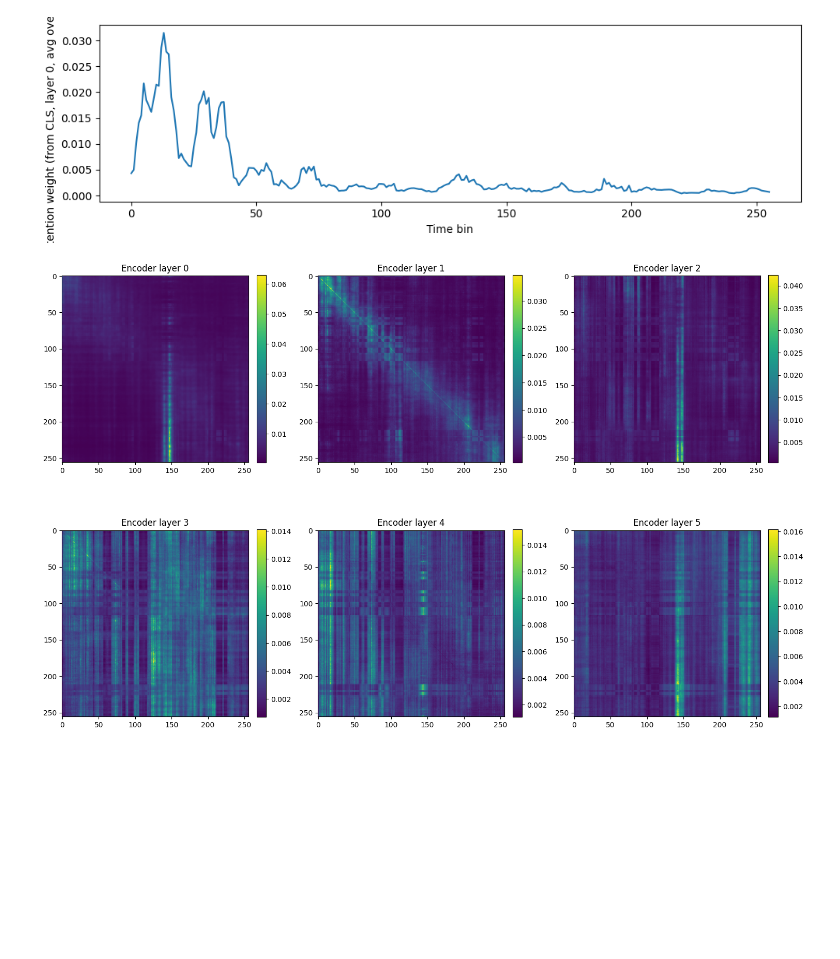
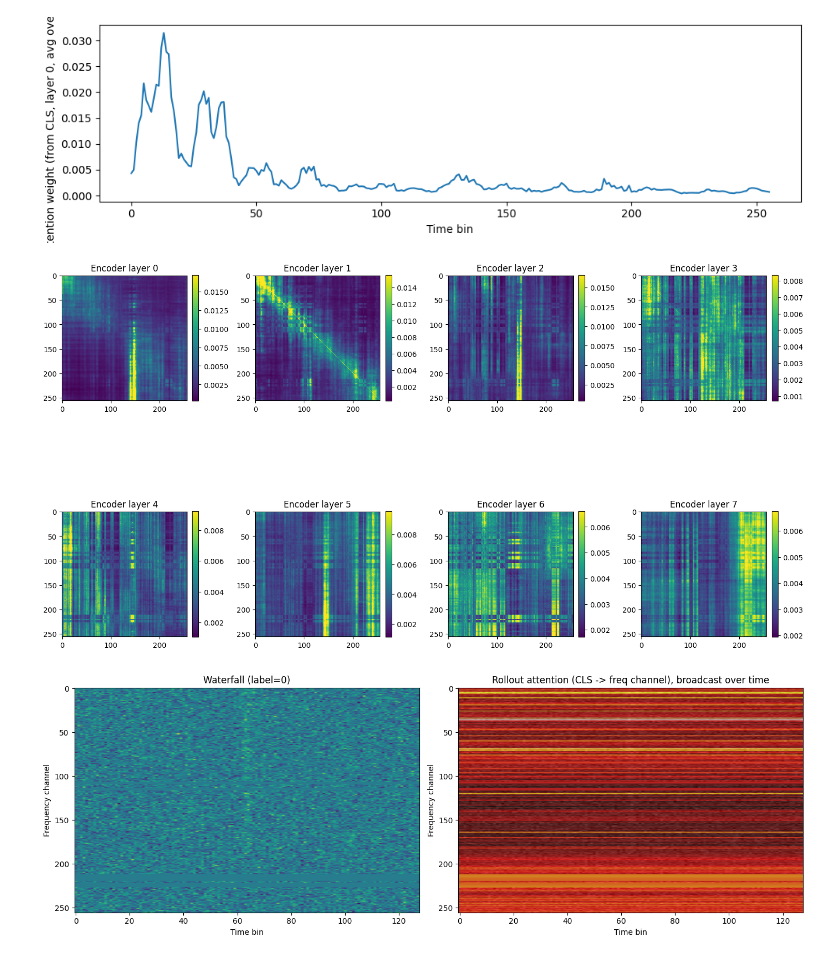
Before and after one commit to rtenacity/chime-catalog-two-analysis, a Jupyter notebook: view_attnmaps.ipynb, the cells around one changed output. Cells and saved outputs as stored; diff of their text form; code cells hidden in the pictures; blank space fills up the shorter version.

Commit message:
rolling attn

```diff
--- a/view_attnmaps.ipynb
+++ b/view_attnmaps.ipynb
@@ -418,16 +435,63 @@ plt.tight_layout()
 # %% [output]
 [figure]
 # %%
-fig, axes = plt.subplots(2, 3, figsize=(15, 10))
+fig, axes = plt.subplots(2, 4, figsize=(15, 10))
 axes = axes.flatten()
 
-for enc_layer in range(6):
-    attn_2d = np.log1p(attention_maps[f'enc_{enc_layer}'].mean(dim=(0, 1))[1:, 1:].numpy())
+for enc_layer in range(8):
+    attn_2d = attention_maps[f'enc_{enc_layer}'].mean(dim=(0, 1))[1:, 1:].numpy()
 
-    im = axes[enc_layer].imshow(attn_2d)
+    im = axes[enc_layer].imshow(attn_2d, vmax=np.percentile(attn_2d, 99))
     axes[enc_layer].set_title(f"Encoder layer {enc_layer}")
     fig.colorbar(im, ax=axes[enc_layer], fraction=0.046, pad=0.04)
 
 plt.tight_layout()
 # %% [output]
-[figure, old version]
+[figure, new version]
+# %%
+def get_ordered_encoder_attentions(attention_maps):
+    enc_keys = sorted(
+        [k for k in attention_maps if k.startswith("enc_")],
+        key=lambda k: int(k.split("_")[1])
+    )
+    return [attention_maps[k] for k in enc_keys]
+
+def attention_rollout(attentions):
+    B, _, N, _ = attentions[0].shape
+    rollout = torch.eye(N).unsqueeze(0).repeat(B, 1, 1)
+
+    for attention in attentions:
+        fused = attention.mean(dim=1)
+        fused = fused + torch.eye(N).unsqueeze(0)
+        fused = fused / fused.sum(dim=-1, keepdim=True)
+        rollout = torch.bmm(rollout, fused)
+
+    return rollout  # (B, N, N)
+
+ordered_attns = get_ordered_encoder_attentions(attention_maps)
+rollout = attention_rollout(ordered_attns)
+
+sample_idx = 1
+cls_attn = rollout[sample_idx, 0, 1:]
+cls_attn = (cls_attn - cls_attn.min()) / (cls_attn.max() - cls_attn.min() + 1e-8) #minmax scaling
+
+wfall_sample = wfall[sample_idx].cpu().numpy()
+attn_map_2d = cls_attn.numpy()[:, None] * np.ones((1, wfall_sample.shape[1]))
+
+fig, axes = plt.subplots(1, 2, figsize=(14, 5))
+axes[0].imshow(wfall_sample, aspect="auto", cmap="viridis")
+axes[0].set_title(f"Waterfall (label={labels[sample_idx].item()})")
+axes[0].set_xlabel("Time bin")
+axes[0].set_ylabel("Frequency channel")
+
+axes[1].imshow(wfall_sample, aspect="auto", cmap="gray")
+axes[1].imshow(attn_map_2d, aspect="auto", cmap="hot", alpha=0.7)
+axes[1].set_title("Rollout attention (CLS -> freq channel), broadcast over time")
+axes[1].set_xlabel("Time bin")
+axes[1].set_ylabel("Frequency channel")
+
+plt.tight_layout()
+plt.savefig(os.path.join(OUTPUT_DIR, "attention_rollout_sample0.png"), dpi=150)
+plt.show()
+# %% [output]
+[figure, added]
```
Also changed, not shown: parts of 1 cell of this notebook.
